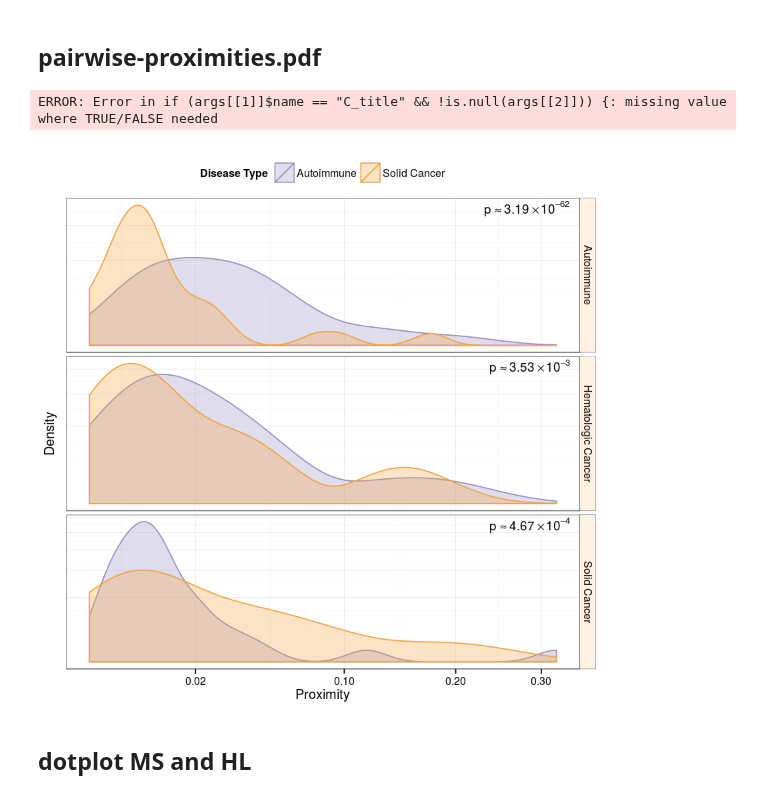
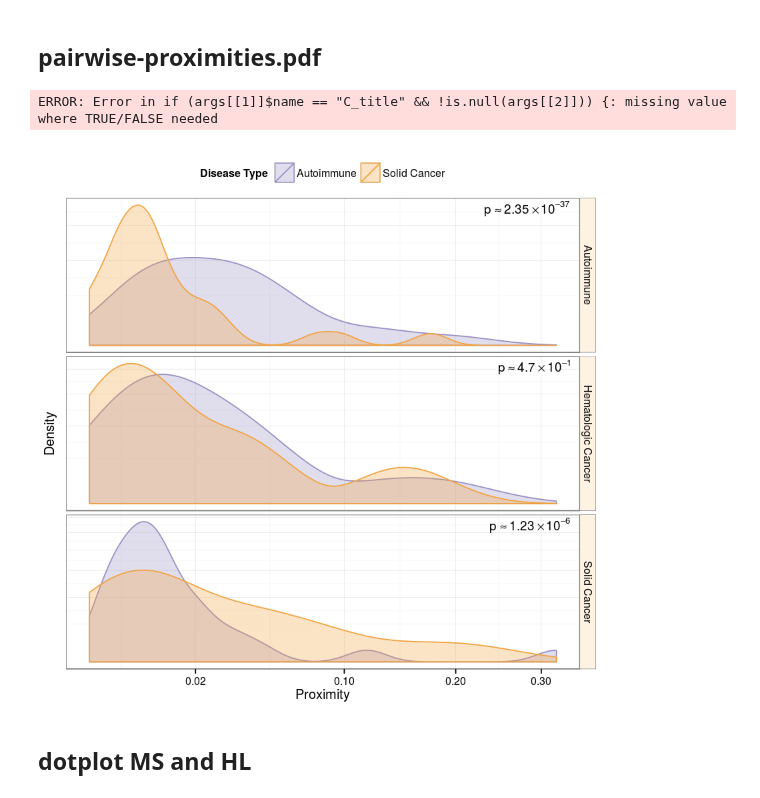
Before and after one commit to dhimmel/hodgkins, a Jupyter notebook: plotting.ipynb, the cells around one changed output. Drawn from its saved outputs; the diff is of its cells as text; code cells hidden in the pictures.

Commit message:
Switched to wilcox to t-test.

```diff
--- a/plotting.ipynb
+++ b/plotting.ipynb
@@ -11,12 +11,12 @@ cols = list(
   ms = '#423869'
 )
 # %%
-make_wilcox_df = function(df) {
-  df$p.value <- sprintf("p%%~~%%%.2e", df$p.value)
-  df$p.value <- sub('e', '%*%10^', df$p.value)
-  df$x <- Inf
-  df$y <- Inf
-  return(df)
+get_pval_df = function(grouped_df) {
+  grouped_df %>% dplyr::do(t.test(.$proximity ~ .$target_category) %$%
+    dplyr::data_frame(statistic, p.value)) %>%
+    dplyr::mutate(pval_str = sprintf("p%%~~%%%.2e", p.value)) %>%
+    dplyr::mutate(pval_str = sub('e', '%*%10^', pval_str)) %>%
+    dplyr::mutate(x = Inf, y = Inf)
 }
 
 gg_base = function(gg) {
@@ -67,36 +67,35 @@ prox_df %>% filter(source_category=='Hematologic Cancer') %>% distinct(source_na
 # %%
 plot_df = prox_df %>%
   dplyr::filter(source_category %in% c('Solid Cancer', 'Hematologic Cancer', 'Autoimmune')) %>%
   dplyr::filter(target_category %in% c('Solid Cancer', 'Autoimmune'))
 
 x_breaks = c(0, 0.02, 0.1, 0.2, 0.3)
 x_lim = range(plot_df$proximity)
 
-wilcox_df = plot_df %>%
+pval_df = plot_df %>%
   dplyr::group_by(source_category) %>%
-  dplyr::do(wilcox.test(.$proximity ~ .$target_category) %$% dplyr::data_frame(statistic, p.value)) %>%
-  make_wilcox_df()
+  get_pval_df()
 
 density_plot = plot_df %>%
   ggplot2::ggplot(aes(proximity, fill=target_category, color=target_category)) %>% gg_base +
   ggplot2::geom_density(alpha=0.3, adjust=2) +
   ggplot2::facet_grid(source_category ~ ., scales='free_y') +
   ggplot2::scale_fill_manual(values = c(cols$immune, cols$cancer)) +
   ggplot2::scale_color_manual(values = c(cols$immune, cols$cancer)) +
   ggplot2::xlab('Proximity') + ggplot2::ylab('Density') +
   ggplot2::guides(fill=guide_legend('Disease Type'), color=guide_legend('Disease Type')) +
-  ggplot2::geom_text(data=wilcox_df, aes(x=x, y=y, label=p.value, fill=NULL, color=NULL),
+  ggplot2::geom_text(data=pval_df, aes(x=x, y=y, label=pval_str, fill=NULL, color=NULL),
     parse=TRUE, hjust=1.12, vjust=1.2, size=4, show_guide=FALSE) +
   ggplot2::theme(axis.text.y=element_blank(), axis.ticks.y=element_blank(), legend.position='top') +
   ggplot2::scale_x_sqrt(breaks = x_breaks, limits=x_lim) +
   ggplot2::scale_y_sqrt()
 
 'figure/pairwise-proximities.pdf' %>% ggplot2::ggsave(density_plot, width=5, height=5.15)
 'figure/pairwise-proximities.png' %>% ggplot2::ggsave(density_plot, width=5, height=5.15, dpi=300)
 density_plot
 # %% [output]
 ERROR: Error in if (args[[1]]$name == "C_title" && !is.null(args[[2]])) {: missing value where TRUE/FALSE needed
-[figure, old version]
+[figure, new version]
 # %% [markdown]
 ## dotplot MS and HL
 # %%
```
Also changed, not shown: parts of 2 cells of this notebook, 6 other files.
